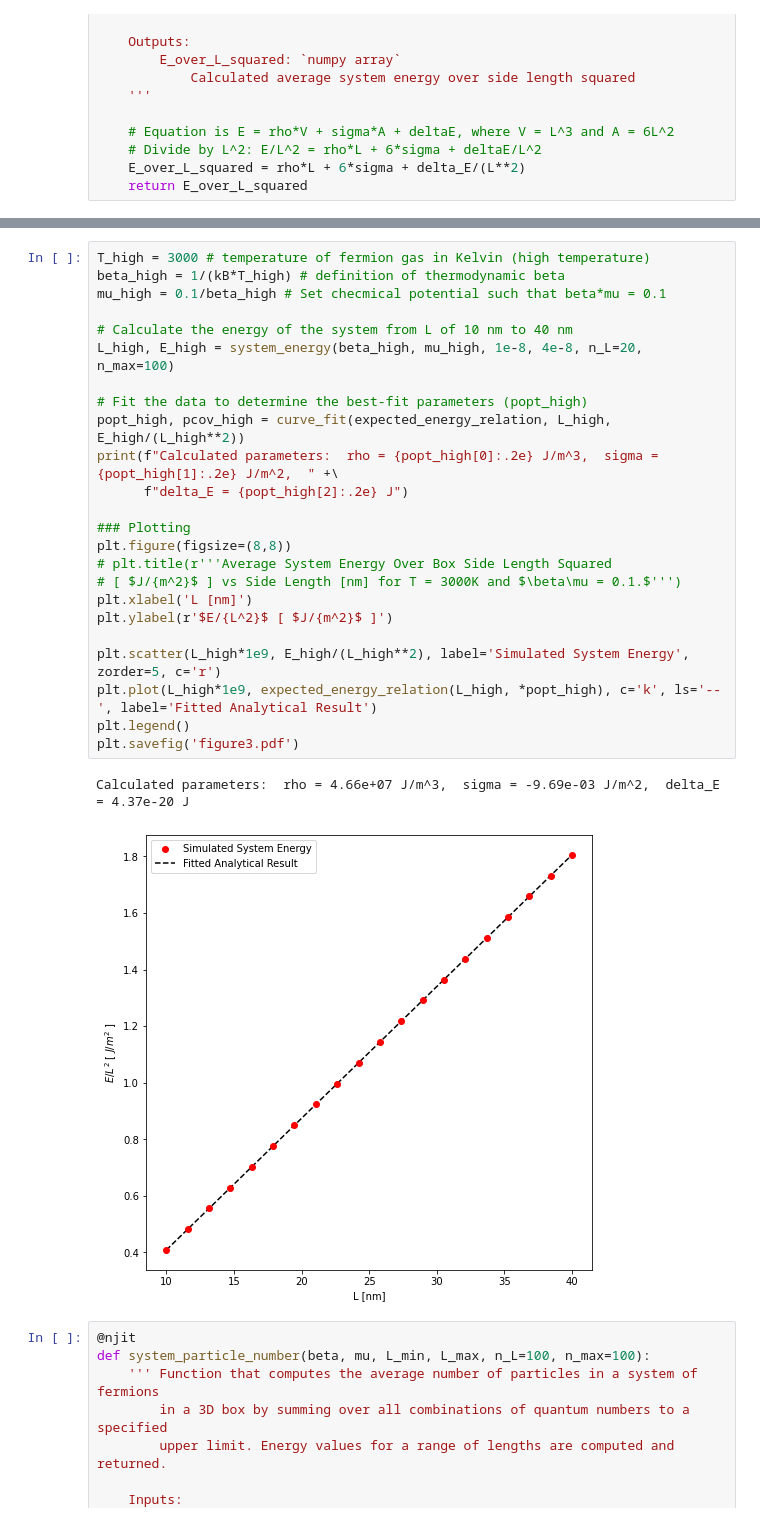
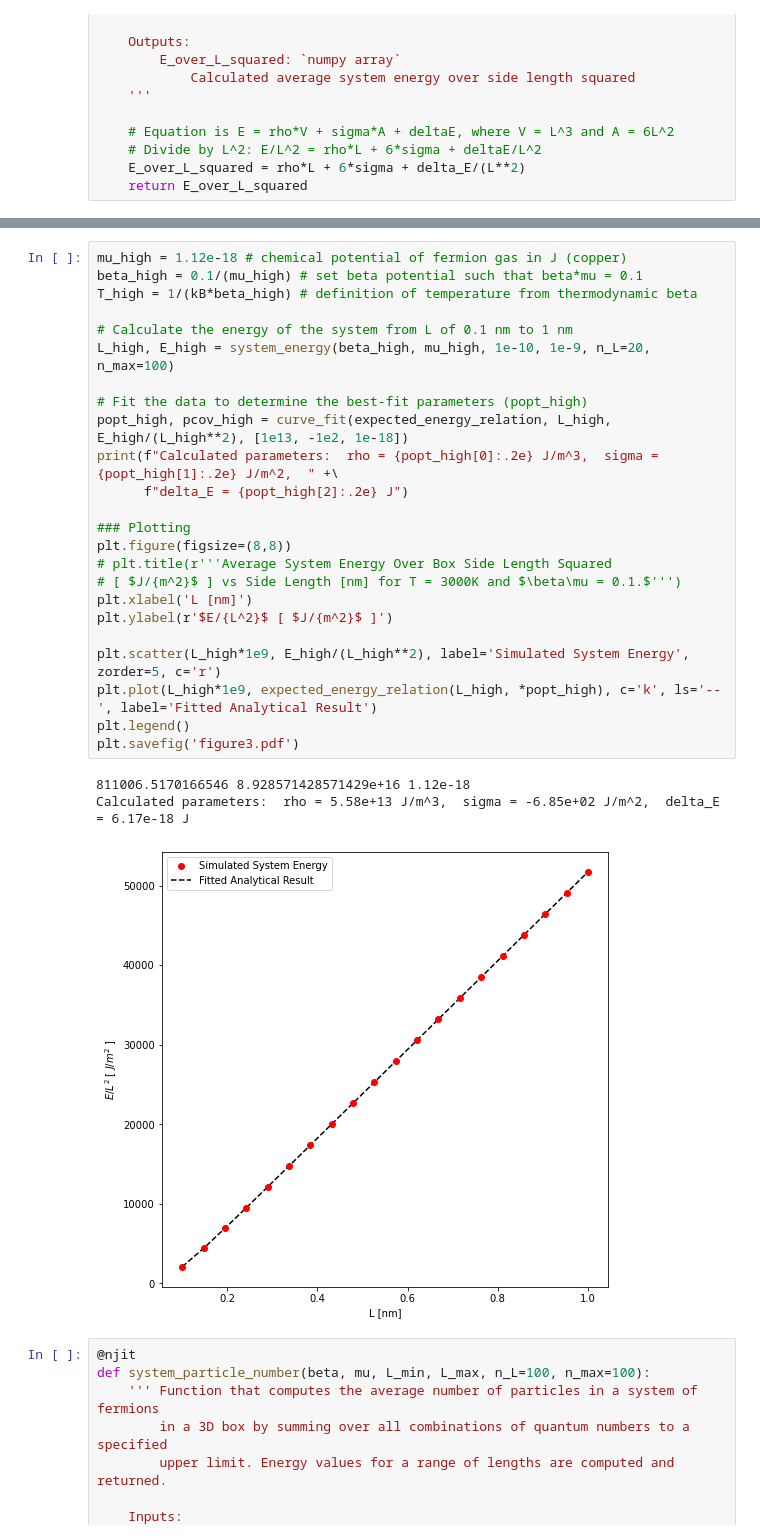
Before and after one commit to anshrg/PHYS426-Final-Project, a Jupyter notebook: Fermi Gas.ipynb, the cells around one changed output, grey strips where cells are left out. Saved outputs shown, nothing was run; the diff lists cells and outputs as text.

```diff
--- a/Fermi Gas.ipynb
+++ b/Fermi Gas.ipynb
@@ -189,30 +191,31 @@ Calculated parameters:  rho = 3.12e+05 J/m^3,  sigma = -1.96e-04 J/m^2,  delta_E
 # %%
-T_high = 3000 # temperature of fermion gas in Kelvin (high temperature)
-beta_high = 1/(kB*T_high) # definition of thermodynamic beta
-mu_high = 0.1/beta_high # Set checmical potential such that beta*mu = 0.1
+mu_high = 1.12e-18 # chemical potential of fermion gas in J (copper)
+beta_high = 0.1/(mu_high) # set beta potential such that beta*mu = 0.1
+T_high = 1/(kB*beta_high) # definition of temperature from thermodynamic beta
 
-# Calculate the energy of the system from L of 10 nm to 40 nm
-L_high, E_high = system_energy(beta_high, mu_high, 1e-8, 4e-8, n_L=20, n_max=100)
+# Calculate the energy of the system from L of 0.1 nm to 1 nm
+L_high, E_high = system_energy(beta_high, mu_high, 1e-10, 1e-9, n_L=20, n_max=100)
 
 # Fit the data to determine the best-fit parameters (popt_high)
-popt_high, pcov_high = curve_fit(expected_energy_relation, L_high, E_high/(L_high**2))
+popt_high, pcov_high = curve_fit(expected_energy_relation, L_high, E_high/(L_high**2), [1e13, -1e2, 1e-18])
 print(f"Calculated parameters:  rho = {popt_high[0]:.2e} J/m^3,  sigma = {popt_high[1]:.2e} J/m^2,  " +\
       f"delta_E = {popt_high[2]:.2e} J")
 
 ### Plotting
 plt.figure(figsize=(8,8))
 # plt.title(r'''Average System Energy Over Box Side Length Squared
 # [ $J/{m^2}$ ] vs Side Length [nm] for T = 3000K and $\beta\mu = 0.1.$''')
 plt.xlabel('L [nm]')
 plt.ylabel(r'$E/{L^2}$ [ $J/{m^2}$ ]')
 
 plt.scatter(L_high*1e9, E_high/(L_high**2), label='Simulated System Energy', zorder=5, c='r')
 plt.plot(L_high*1e9, expected_energy_relation(L_high, *popt_high), c='k', ls='--', label='Fitted Analytical Result')
 plt.legend()
 plt.savefig('figure3.pdf')
 # %% [output]
-Calculated parameters:  rho = 4.66e+07 J/m^3,  sigma = -9.69e-03 J/m^2,  delta_E = 4.37e-20 J
+811006.5170166546 8.928571428571429e+16 1.12e-18
+Calculated parameters:  rho = 5.58e+13 J/m^3,  sigma = -6.85e+02 J/m^2,  delta_E = 6.17e-18 J
-[figure, old version]
+[figure, new version]
 # %%
 @njit
 def system_particle_number(beta, mu, L_min, L_max, n_L=100, n_max=100):
```
Also changed, not shown: parts of 4 cells of this notebook, 6 other files.
